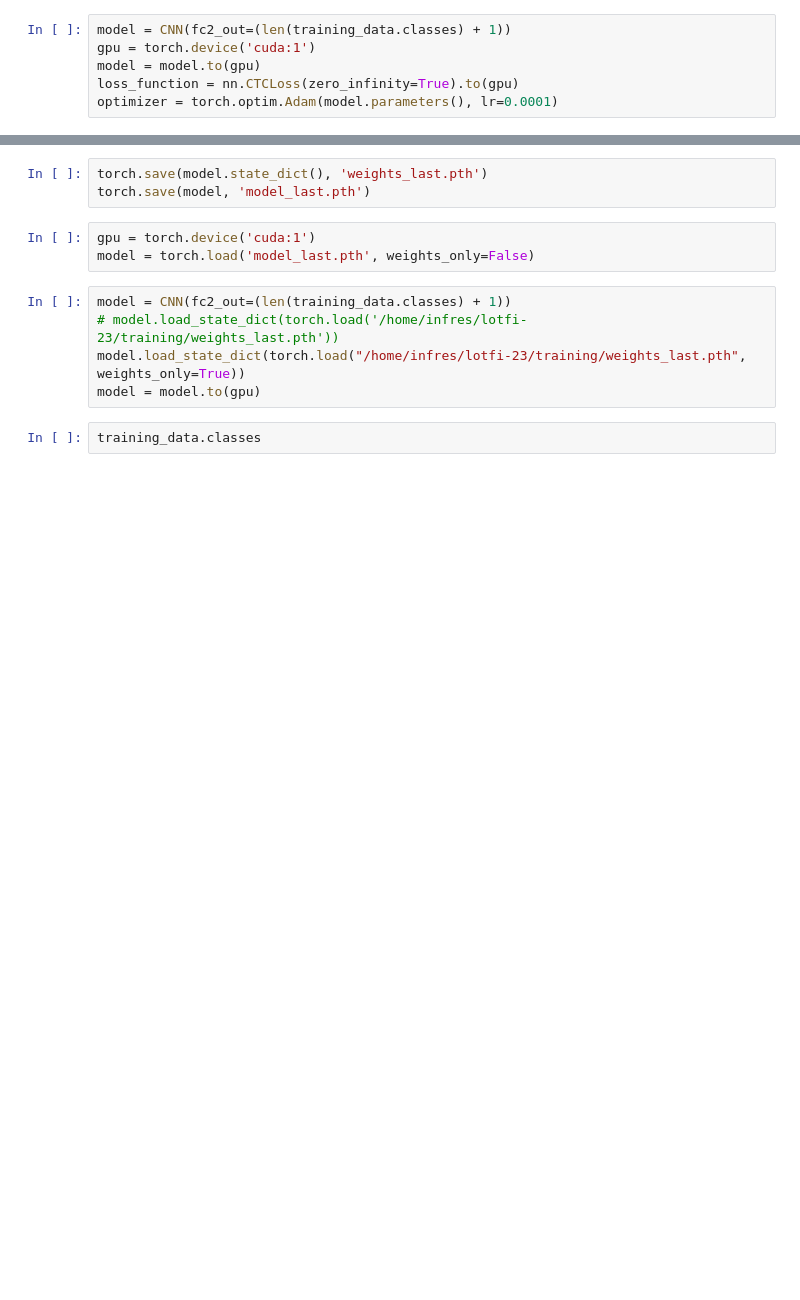
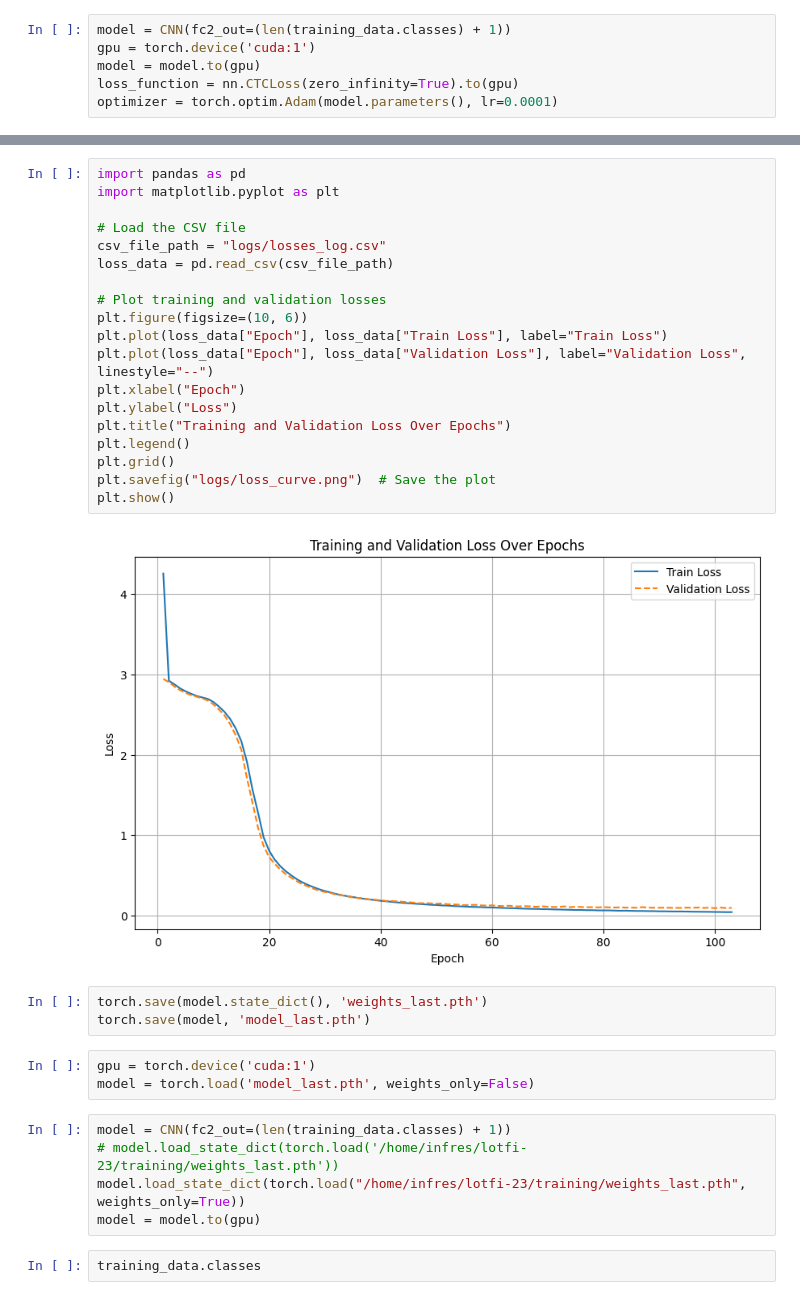
Before and after one commit to pandanautinspace/IR-ALPR, a Jupyter notebook: train.ipynb, the cells around one changed output, grey strips where cells are left out. Saved outputs shown, nothing was run; the diff lists cells and outputs as text; blank space fills up the shorter version.

```diff
--- a/train.ipynb
+++ b/train.ipynb
@@ -513,3 +482,24 @@ Saved best model weights with Validation Loss: 2.8589 at: saved_models/best_mode
+# %%
+import pandas as pd
+import matplotlib.pyplot as plt
+
+# Load the CSV file
+csv_file_path = "logs/losses_log.csv"
+loss_data = pd.read_csv(csv_file_path)
+
+# Plot training and validation losses
+plt.figure(figsize=(10, 6))
+plt.plot(loss_data["Epoch"], loss_data["Train Loss"], label="Train Loss")
+plt.plot(loss_data["Epoch"], loss_data["Validation Loss"], label="Validation Loss", linestyle="--")
+plt.xlabel("Epoch")
+plt.ylabel("Loss")
+plt.title("Training and Validation Loss Over Epochs")
+plt.legend()
+plt.grid()
+plt.savefig("logs/loss_curve.png")  # Save the plot
+plt.show()
+# %% [output]
+[figure, added]
 # %%
 torch.save(model.state_dict(), 'weights_last.pth')
 torch.save(model, 'model_last.pth')
```
Also changed, not shown: parts of 6 cells of this notebook, 25 other files.
